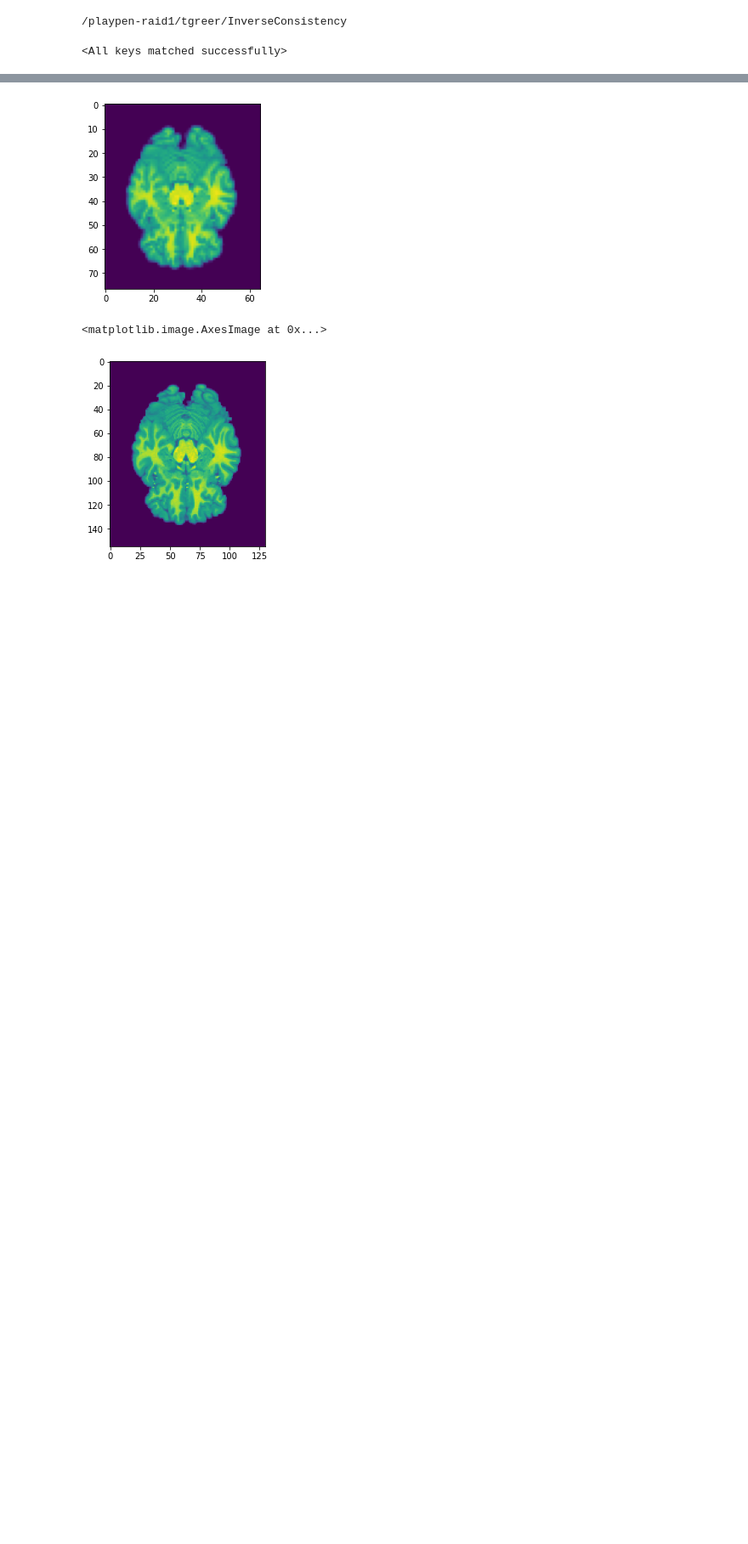
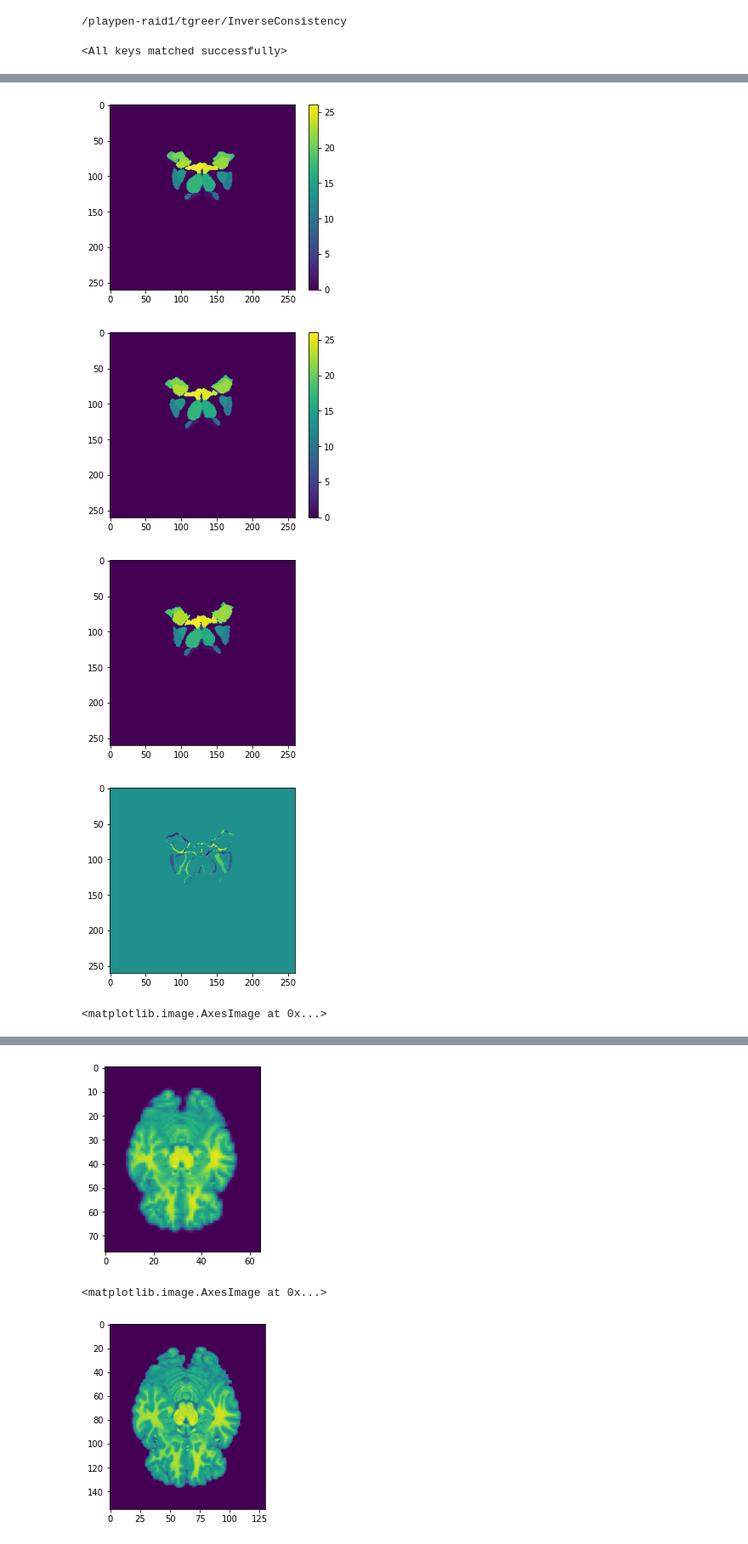
Before and after one commit to HastingsGreer/InverseConsistency, a Jupyter notebook: notebooks/brain.ipynb, the cells around one changed output, grey strips where cells are left out. Shown at 85% size. Cells and saved outputs as stored; diff of their text form; code cells hidden in the pictures; blank space fills up the shorter version.

```diff
--- a/notebooks/brain.ipynb
+++ b/notebooks/brain.ipynb
@@ -93,0 +119,35 @@ plt.imshow(itk.subtract_image_filter(warped_image_A, image_B)[:,:, S])
+# %%
+interpolator = itk.NearestNeighborInterpolateImageFunction.New(image_A_seg)
+warped_image_A_seg = itk.resample_image_filter(image_A_seg,
+    transform=phi_AB,
+    interpolator=interpolator,
+    size=itk.size(image_B),
+    output_spacing=itk.spacing(image_B),
+    output_direction=image_B.GetDirection(),
+    output_origin=image_B.GetOrigin()
+)
+
+S = 170
+plt.imshow(image_A_seg[:, S])
+plt.colorbar()
+plt.show()
+plt.imshow(image_B_seg[:, S])
+plt.colorbar()
+plt.show()
+
+plt.imshow(warped_image_A_seg[:, S])
+plt.show()
+
+#plt.imshow(itk.checker_board_image_filter(warped_image_A_seg, image_B_seg)[:, S])
+#plt.show()
+
+plt.imshow(itk.subtract_image_filter(warped_image_A_seg, image_B_seg)[:, S])
+plt.show()
+
+plt.imshow(itk.subtract_image_filter(image_A_seg, image_B_seg)[:, S])
+# %% [output]
+[figure, added]
+[figure, added]
+[figure, added]
+[figure, added]
+<matplotlib.image.AxesImage at 0x...>
```
Also changed, not shown: parts of 15 cells of this notebook, 1 other file.
